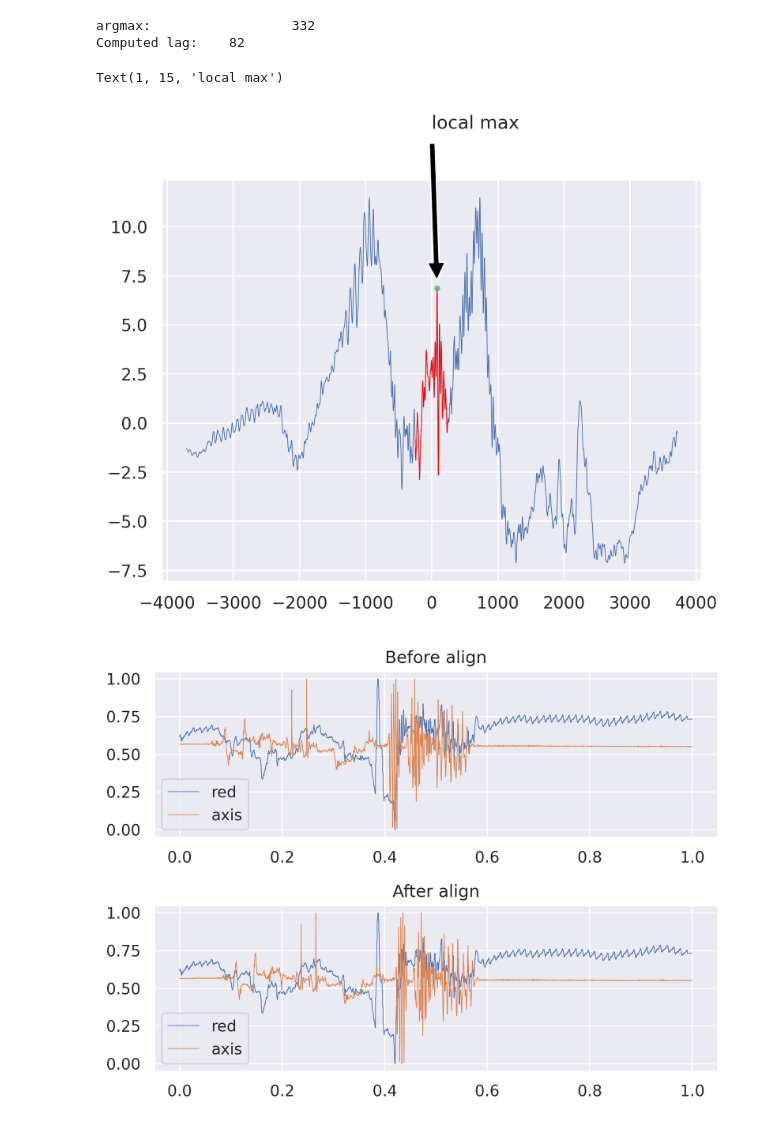
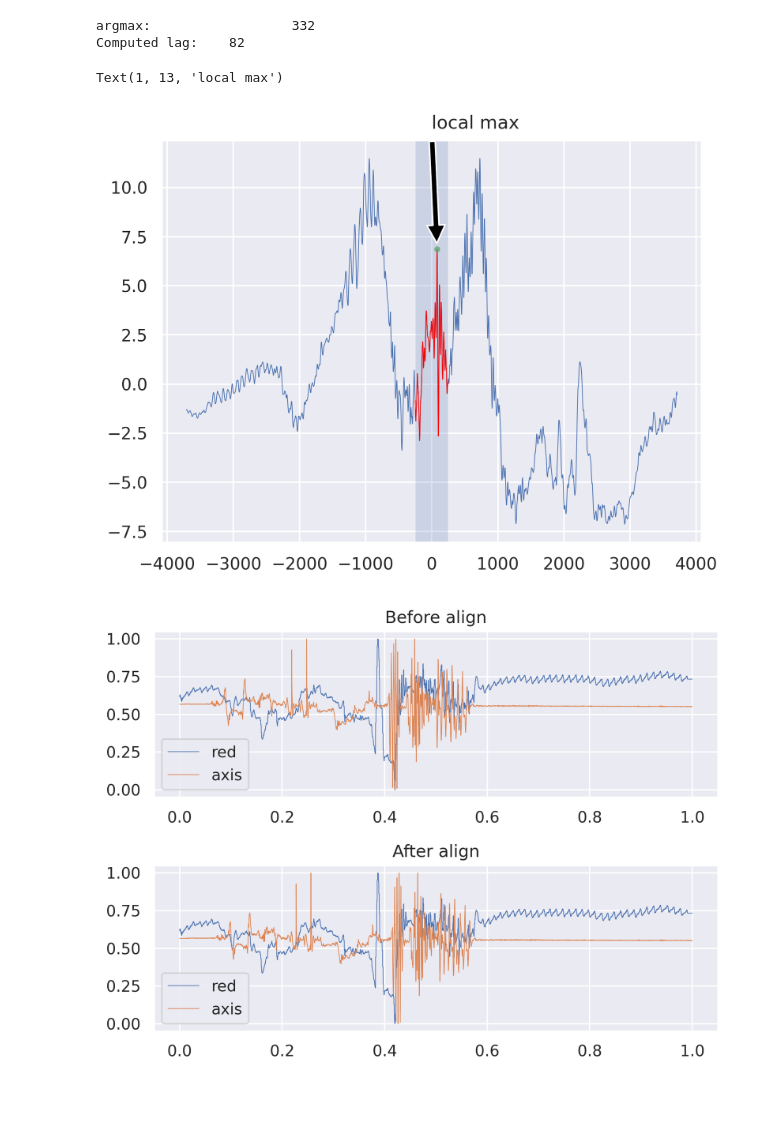
Before and after one commit to MyAlyce/myalyce_wavelet_and_classifier_tests, a Jupyter notebook: Filtering_with_acc_data.ipynb, the cells around one changed output. Cells and saved outputs as stored; diff of their text form; code cells hidden in the pictures; blank space fills up the shorter version.

```diff
--- a/Filtering_with_acc_data.ipynb
+++ b/Filtering_with_acc_data.ipynb
@@ -167,16 +197,16 @@ Computed lag:    82
 # %%
 plt.plot(lags, c, lw=0.5)
 plt.plot(lags[LOW_BOUND:HIGH_BOUND], c[LOW_BOUND:HIGH_BOUND], lw=0.5, color='red')
 middle_point = np.argwhere(lags == 0)
 lag_point = middle_point + lag
-# plt.plot(lags[middle_point], c[middle_point], 'yo', markersize=3, alpha=0.6)
 plt.plot(lags[lag_point], c[lag_point], 'go', markersize=3, alpha=0.6)
-plt.annotate('local max', xy=(lags[lag_point], c[lag_point]), xytext=(1, 15),
+plt.axvspan(-BAND//2, BAND//2, alpha=0.2)
+plt.annotate('local max', xy=(lags[lag_point], c[lag_point]), xytext=(1, 13),
             arrowprops=dict(facecolor='black', shrink=0.05),
             )
 # %% [output]
-Text(1, 15, 'local max')
+Text(1, 13, 'local max')
-[figure, old version]
+[figure, new version]
 # %%
 fig = plt.figure()
 ax1 = plt.subplot(211)
@@ -187,9 +217,8 @@ ax1.set_title('Before align')
 ax2 = plt.subplot(212)
 ax2.set_title('After align')
 ax2.plot(np.linspace(0, 1, len(df['red'])), df['red'], lw=0.5)
-lag = 180
 ax2.plot(np.linspace(0, 1, len(axis) + lag), np.concatenate((np.ones(lag) * axis[0], np.array(axis)), axis=0), lw=0.5)
 ax2.legend(['red', 'axis'])
 plt.tight_layout()
 # %% [output]
-[figure, old version]
+[figure, new version]
```
Also changed, not shown: parts of 3 cells of this notebook.
